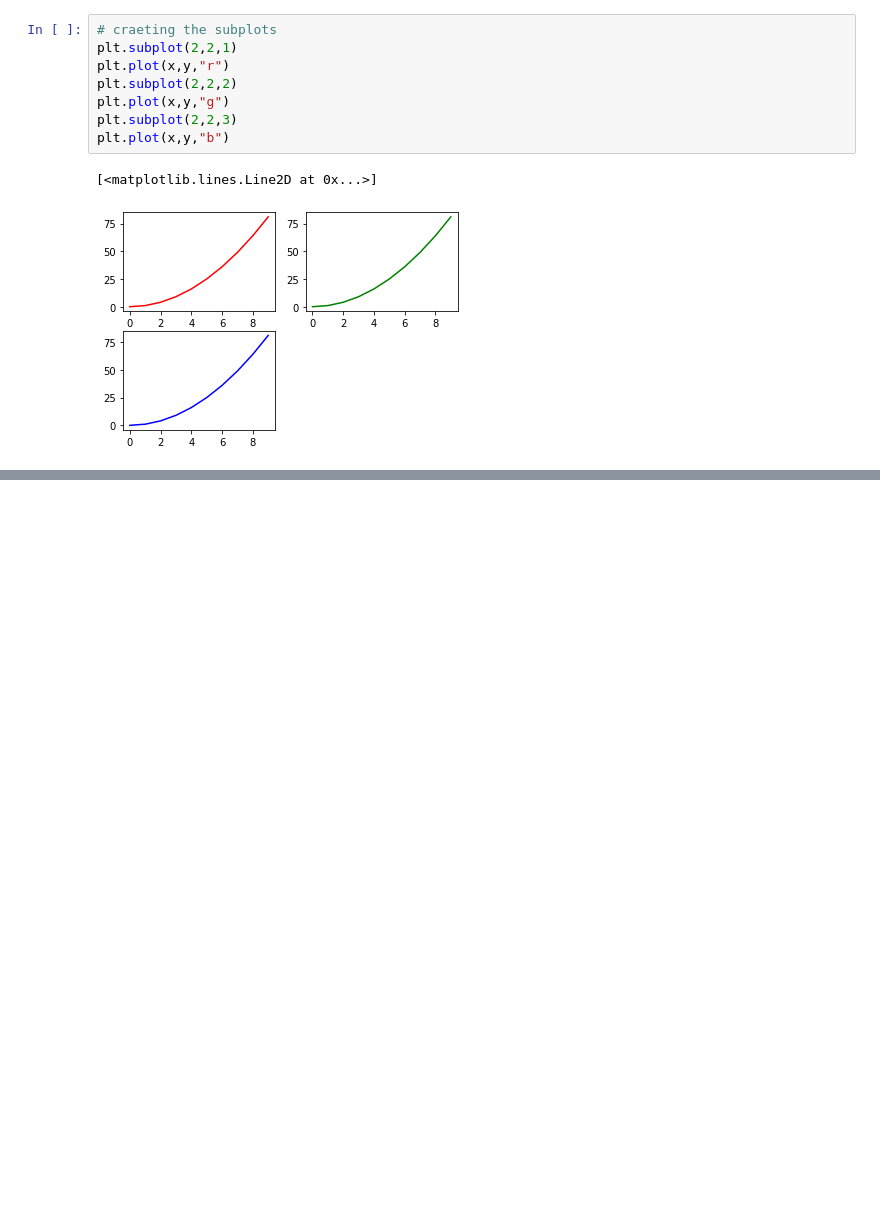
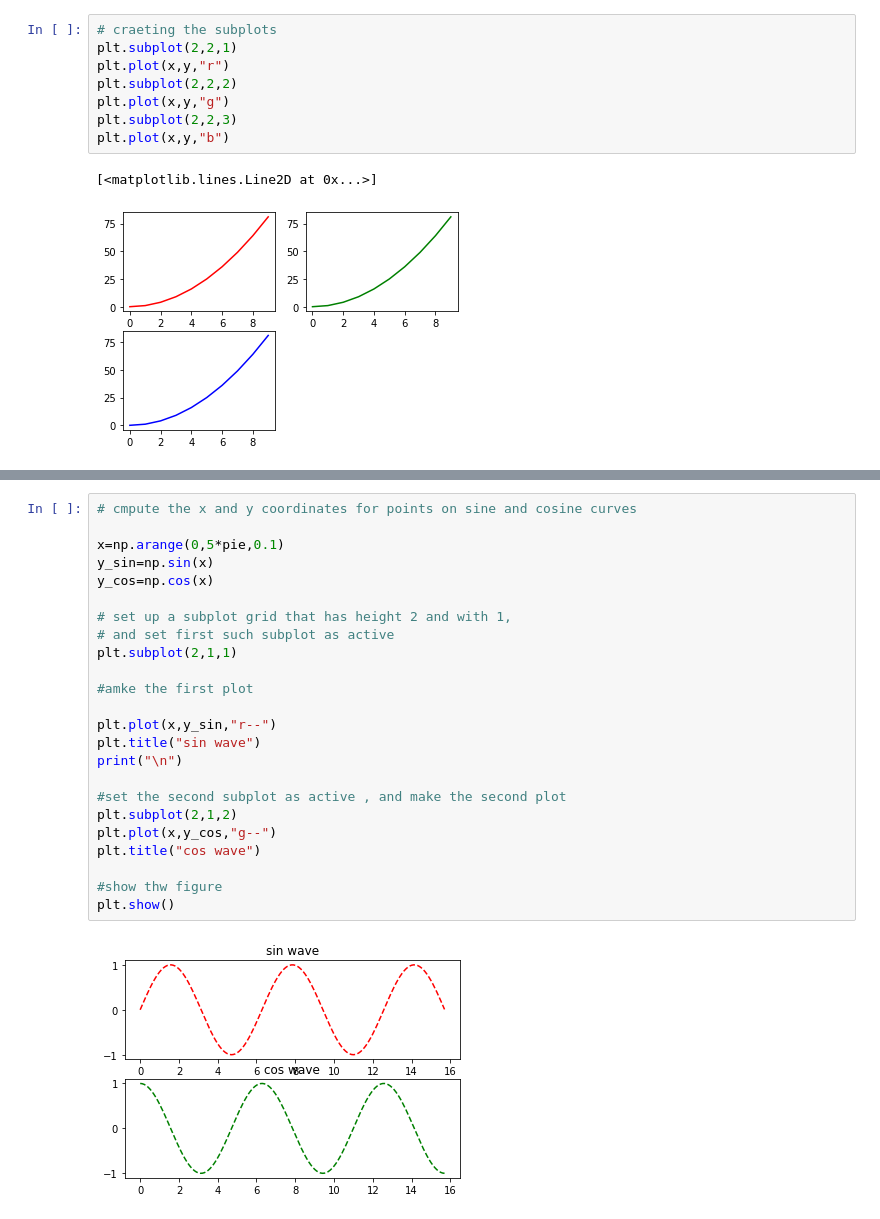
Before and after one commit to aedumbakakarthik1/machine-learning-in-python, a Jupyter notebook: 6) matplotlib.ipynb, the cells around one changed output, grey strips where cells are left out. Saved outputs shown, nothing was run; the diff lists cells and outputs as text; blank space fills up the shorter version.

```diff
--- a/6) matplotlib.ipynb
+++ b/6) matplotlib.ipynb
@@ -69,0 +97,26 @@ plt.plot(x,y,"b")
+# %%
+# cmpute the x and y coordinates for points on sine and cosine curves
+
+x=np.arange(0,5*pie,0.1)
+y_sin=np.sin(x)
+y_cos=np.cos(x)
+
+# set up a subplot grid that has height 2 and with 1,
+# and set first such subplot as active
+plt.subplot(2,1,1)
+
+#amke the first plot
+
+plt.plot(x,y_sin,"r--")
+plt.title("sin wave")
+print("\n")
+
+#set the second subplot as active , and make the second plot
+plt.subplot(2,1,2)
+plt.plot(x,y_cos,"g--")
+plt.title("cos wave")
+
+#show thw figure
+plt.show()
+# %% [output]
+[figure, added]
```
Also changed, not shown: parts of 12 cells of this notebook.
